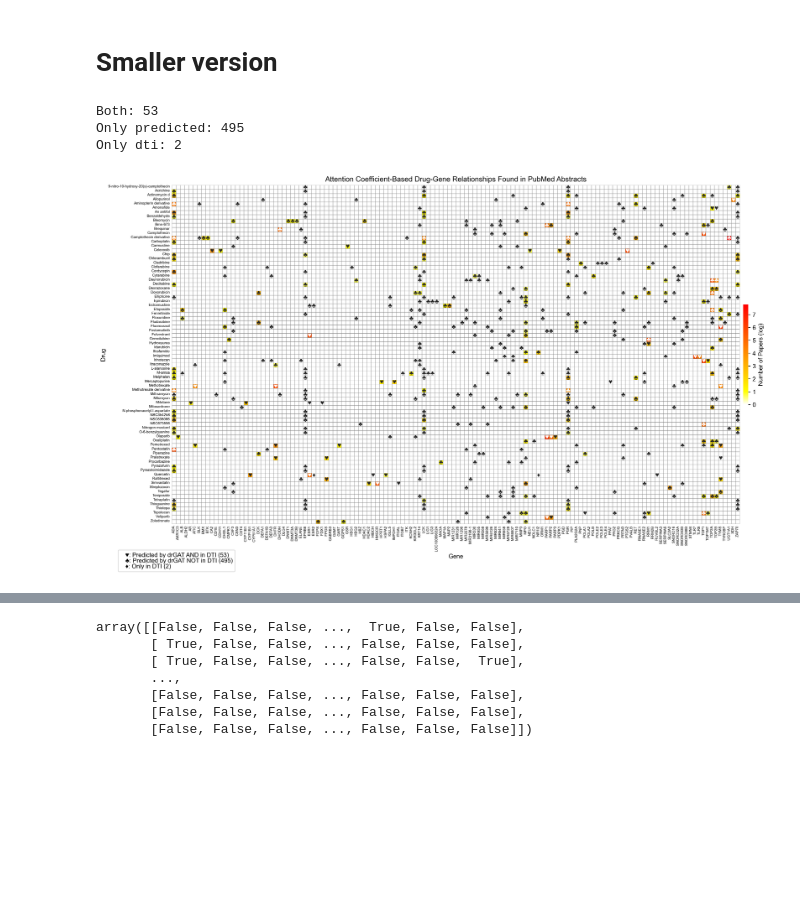
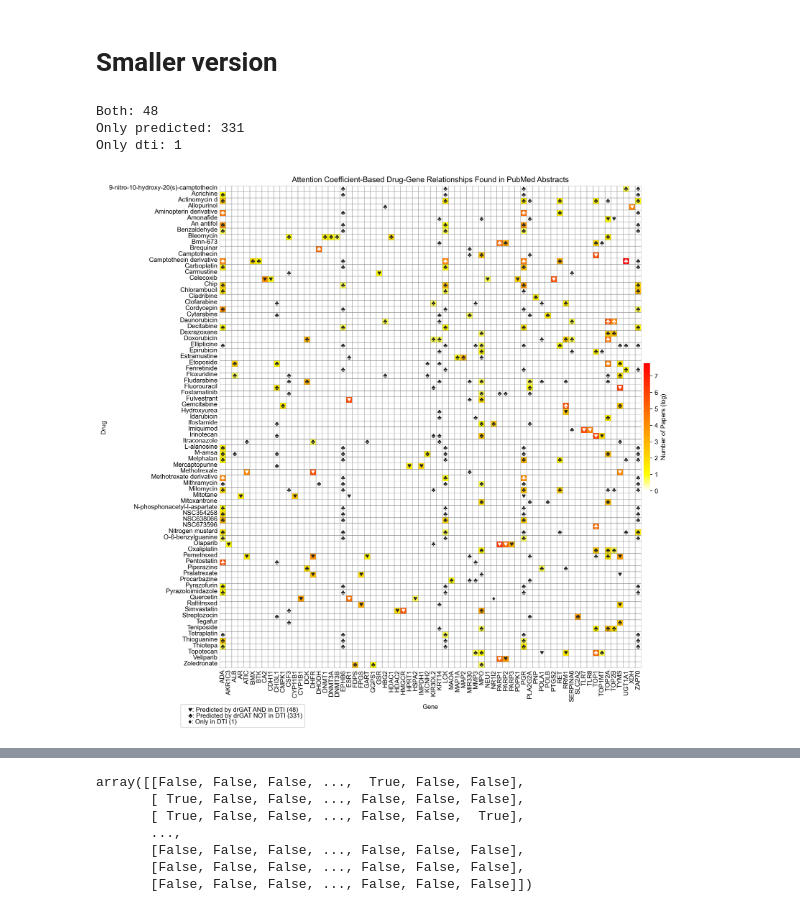
Before and after one commit to cannin/drGAT, a Jupyter notebook: Figs/Fig2.ipynb, the cells around one changed output, grey strips where cells are left out. Drawn from its saved outputs; the diff is of its cells as text; code cells hidden in the pictures; blank space fills up the shorter version.

```diff
--- a/Figs/Fig2.ipynb
+++ b/Figs/Fig2.ipynb
@@ -392,12 +395,19 @@ Only dti: 3
 # Smaller version
 # %%
 # Creating Heatmap without annotations (numbers)
-plt.figure(figsize=(20, 15), dpi=300)
+plt.figure(figsize=(14, 18), dpi=300)
 plt.rcParams["font.family"] = "Arial"
 plt.rcParams["pdf.fonttype"] = 42
+plt.rcParams['font.size'] = 10
 
 logged = np.log1p(pivot_table_data.loc[drugs])
 comparison_matrix = create_comparison_matrix(existance, t, drugs)
+
+tmp = logged.sum()
+tmp = tmp[tmp != 0]
+comparison_matrix = pd.DataFrame(comparison_matrix, columns=logged.columns)
+logged = logged.loc[:, tmp.index]
+comparison_matrix = comparison_matrix.loc[:, tmp.index].values
 
 both = str(np.sum(comparison_matrix == "♥"))
 print("Both: " + both)
@@ -436,44 +446,43 @@ ax.set_yticks(y_ticks_positions)
 ax.set_xticklabels(logged.columns)
 ax.set_yticklabels(logged.index)
 
-ax.tick_params(axis="x", which="major", labelsize=6, length=0)
-ax.tick_params(axis="y", which="major", labelsize=6, length=0)
+ax.tick_params(axis="x", which="major", length=0)
+ax.tick_params(axis="y", which="major", length=0)
 
 # Adding a legend
 legend_elements = [
     Patch(
         facecolor="none",
         edgecolor="none",
         label=f"♥: Predicted by drGAT AND in DTI ({both})",
     ),
     Patch(
         facecolor="none",
         edgecolor="none",
         label=f"♣: Predicted by drGAT NOT in DTI ({predict})",
     ),
     Patch(facecolor="none", edgecolor="none", label=f"♦: Only in DTI ({dti})"),
 ]
 ax.legend(
     handles=legend_elements,
     loc="lower left",
-    bbox_to_anchor=(-0.1, -0.15),
+    bbox_to_anchor=(-0.1, -0.13),
     frameon=True,
     handlelength=0,
     handleheight=0,
     labelspacing=0,
-    fontsize=10,
 )
 
 plt.setp(ax.get_xticklabels(), rotation=90, ha="right", rotation_mode="anchor")
 plt.xlabel("Gene")
 plt.ylabel("Drug")
 plt.title(
     "Attention Coefficient-Based Drug-Gene Relationships Found in PubMed Abstracts"
 )
-plt.savefig("output.pdf")
+plt.savefig("fig2.pdf", bbox_inches='tight', pad_inches=0)
 plt.show()
 # %% [output]
-Both: 53
-Only predicted: 495
-Only dti: 2
+Both: 48
+Only predicted: 331
+Only dti: 1
-[figure, old version]
+[figure, new version]
```
Also changed, not shown: parts of 8 cells of this notebook, 11 other files.
